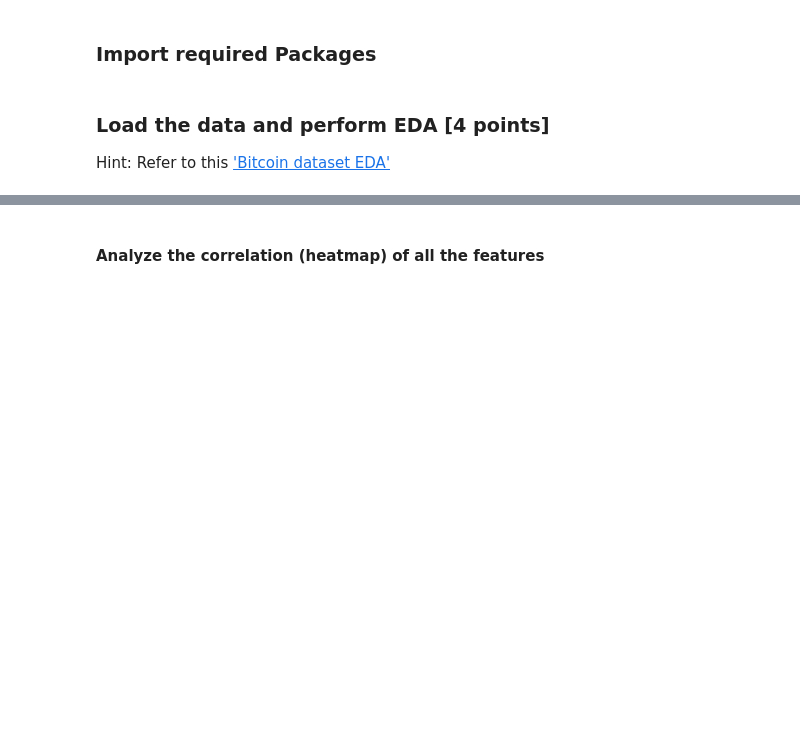
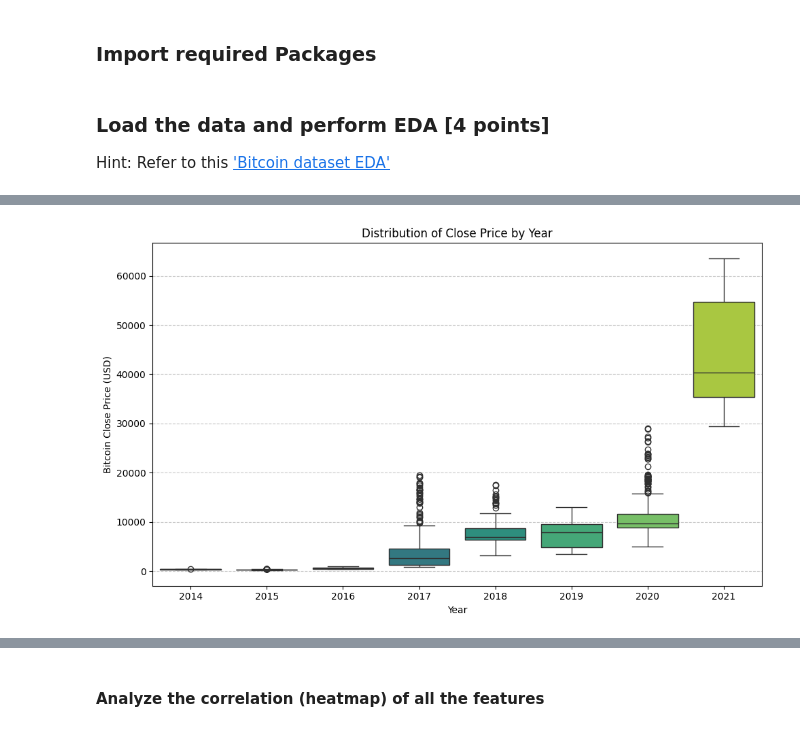
Before and after one commit to rajiv-ranjan/cds-mini-projects, a Jupyter notebook: m8/mp3/M8_NB_MiniProject_3_BitCoin_Forecasting_ARMA.ipynb, the cells around one changed output, grey strips where cells are left out. Saved outputs shown, nothing was run; the diff lists cells and outputs as text; code cells hidden in the pictures; blank space fills up the shorter version.

```diff
--- a/m8/mp3/M8_NB_MiniProject_3_BitCoin_Forecasting_ARMA.ipynb
+++ b/m8/mp3/M8_NB_MiniProject_3_BitCoin_Forecasting_ARMA.ipynb
@@ -79,0 +171,4 @@ Hint: Refer to this ['Bitcoin dataset EDA'](https://cdn.iisc.talentsprint.com/CD
+# %%
+df["Year"] = df.index.year
+df["Quarter"] = df.index.quarter
+df["Month"] = df.index.month
@@ -79,0 +194,13 @@ Hint: Refer to this ['Bitcoin dataset EDA'](https://cdn.iisc.talentsprint.com/CD
+# %%
+# Box plot to see distribution of close price in each year
+
+plt.figure(figsize=(10, 6))
+sns.boxplot(x="Year", y="Close", data=df, palette="viridis")
+plt.title("Distribution of Close Price by Year")
+plt.xlabel("Year")
+plt.ylabel("Bitcoin Close Price (USD)")
+plt.grid(axis="y", linestyle="--", alpha=0.7)
+plt.tight_layout()
+plt.show()
+# %% [output]
+[figure, added]
```
Also changed, not shown: parts of 50 cells of this notebook, 2 other files.
